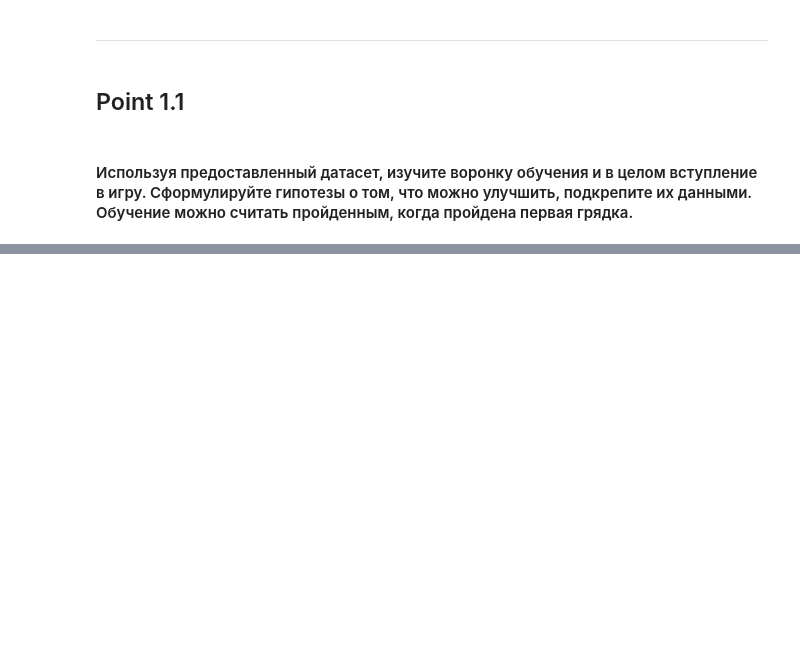
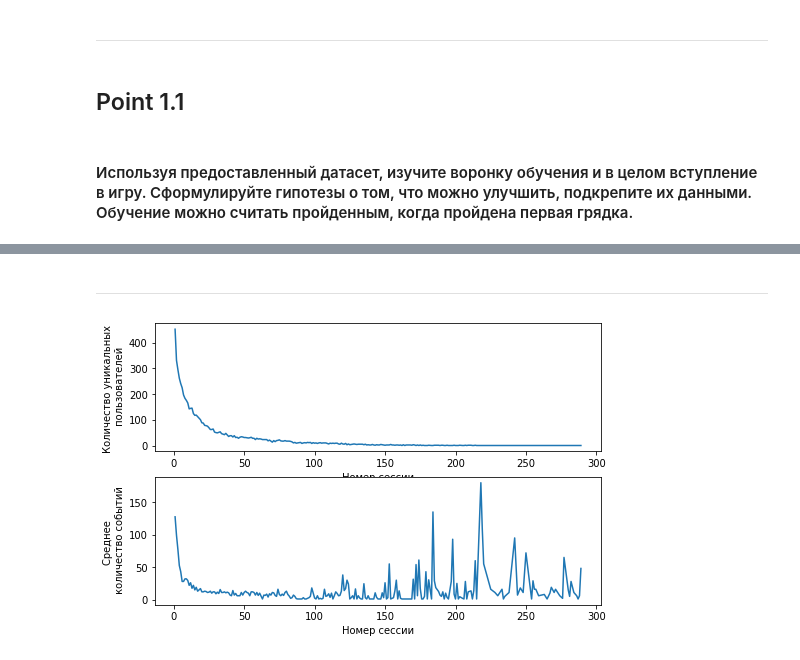
Before and after one commit to smeyanof/game_analysis, a Jupyter notebook: game_analysis.ipynb, the cells around one changed output, grey strips where cells are left out. Cells and saved outputs as stored; diff of their text form; code cells hidden in the pictures; blank space fills up the shorter version.

```diff
--- a/game_analysis.ipynb
+++ b/game_analysis.ipynb
@@ -273,0 +278,6 @@ data
+# %%
+data_ch = data_ch.merge(levelStart_data.drop('user_id', axis=1), how='left', left_index=True, right_index=True)
+# %%
+data_ch = data_ch.merge(transactionComplete_data.drop('user_id', axis=1), how='left', left_index=True, right_index=True)
+# %%
+data_ch = data_ch.merge(game_status_data.drop('user_id', axis=1), how='left', left_index=True, right_index=True)
@@ -273,0 +294,2 @@ data
+# %% [markdown]
+---
@@ -273,0 +298,24 @@ data
+# %%
+converse = pd.DataFrame(index=['Количество уникальных пользователей',
+                               'Среднее количество событий'])
+for i in np.sort(data_ch['session_index'].unique()):
+    dt = data_ch[data_ch['session_index'] == i].groupby('user_id').count()
+    converse[i] = [dt['session_index'].shape[0],
+                   dt['session_index'].quantile(0.5)]
+# %%
+gridsize = (3, 2)
+fig = plt.figure(figsize=(8, 8))
+ax1 = plt.subplot2grid(gridsize, (0, 0), colspan=2, rowspan=1)
+ax2 = plt.subplot2grid(gridsize, (1, 0), colspan=2, rowspan=1)
+
+ax1.plot(converse.columns, converse.loc['Количество уникальных пользователей'])
+ax1.set_ylabel('Количество уникальных \n пользователей')
+ax1.set_xlabel('Номер сессии')
+
+ax2.plot(converse.columns, converse.loc['Среднее количество событий'])
+ax2.set_ylabel('Среднее \n количество событий')
+ax2.set_xlabel('Номер сессии')
+
+plt.show()
+# %% [output]
+[figure, added]
```
Also changed, not shown: parts of 33 cells of this notebook.
